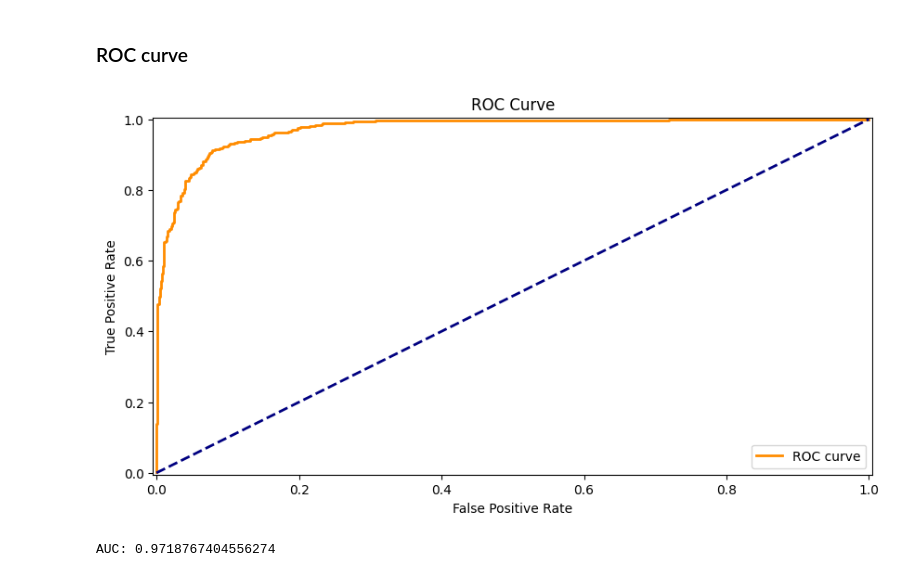
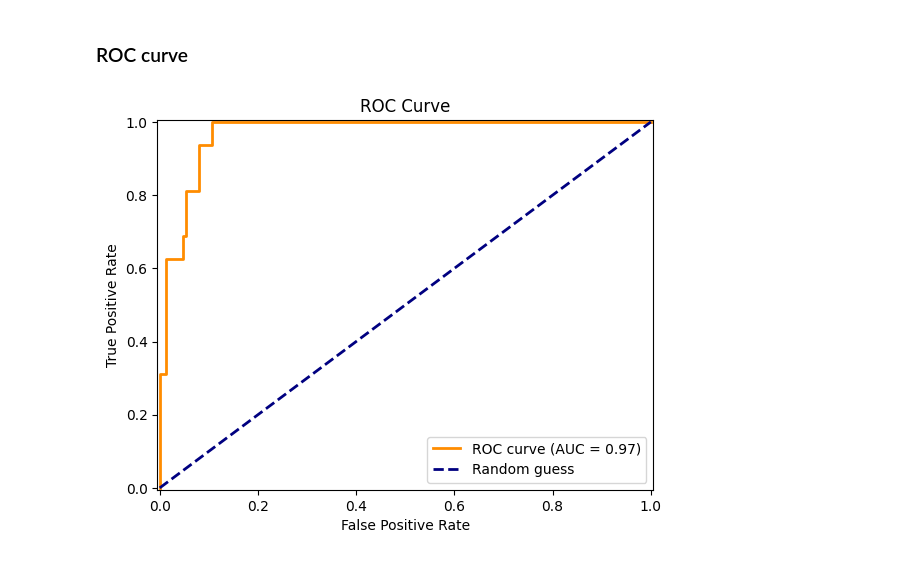
Before and after one commit to ackec/emotioncapture, a Jupyter notebook: profile_detector/evaluate.ipynb, the cells around one changed output. Drawn from its saved outputs; the diff is of its cells as text; code cells hidden in the pictures.

```diff
--- a/profile_detector/evaluate.ipynb
+++ b/profile_detector/evaluate.ipynb
@@ -35,8 +33,16 @@ plt.rcParams['figure.figsize'] = (10, 5)
 # %% [markdown]
 ### Model and dataset
 # %%
-model_path = Path(MODEL_DIR) / 'profile_detector_freeze_final'
+model_path = Path(MODEL_DIR) / f'{MODEL_NAME}_final'
 model = ProfileDetector(pretrained=True, freeze_backbone=True)
 model.load_state_dict(torch.load(model_path))
 # %% [output]
 <All keys matched successfully>
+# %%
+dataset = ProfileDataset(TRAIN_DATA_PATH, augment=False)
+
+generator = torch.Generator().manual_seed(42)
+_, val_dataset = random_split(dataset, [0.9, 0.1], generator)
+sampler = get_balanced_sampler(val_dataset, dataset.targets, 0.9, generator)
+val_loader = DataLoader(val_dataset, batch_size=64, sampler=sampler, generator=generator)
+print(f"Loaded validation dataset with {len(val_dataset)} images.")
@@ -49,3 +67,5 @@ Loaded test dataset with 1005 images.
+# %%
+data_loader = val_loader
 # %% [markdown]
 ### Load loss and accuracy
 # %%
@@ -124,7 +144,7 @@ plt.show()
 outs = torch.empty((0, 1))
 targets = torch.empty((0, 1))
 with torch.no_grad():
-    for idx, (input, target) in enumerate(test_loader):
+    for input, target in data_loader:
         input.requires_grad_(False)
         model.eval()
         out = model(input)
@@ -184,29 +249,19 @@ plt.show()
 # %% [markdown]
 ### ROC curve
 # %%
-# Sort predictions and true labels by predicted probabilities
-sorted_indices = torch.argsort(outs, descending=True, dim=0)
-sorted_probs = outs[sorted_indices].squeeze()
-sorted_labels = targets[sorted_indices].squeeze()
+from sklearn.metrics import roc_curve, auc
 
-# Calculate True Positive Rate (tpr) and False Positive Rate (fpr) at various thresholds
-tpr = torch.cumsum(sorted_labels, dim=0) / torch.sum(sorted_labels)
-fpr = torch.cumsum(1 - sorted_labels, dim=0) / torch.sum(1 - sorted_labels)
+fpr, tpr, _ = roc_curve(targets, outs)
+roc_auc = auc(fpr, tpr)
 
-# Plot ROC curve
-plt.plot(fpr.numpy(), tpr.numpy(), color='darkorange', lw=2, label='ROC curve')
-plt.plot([0, 1], [0, 1], color='navy', lw=2, linestyle='--')
+plt.plot(fpr, tpr, color='darkorange', lw=2, label='ROC curve (AUC = %0.2f)' % roc_auc)
+plt.plot([0, 1], [0, 1], color='navy', lw=2, linestyle='--', label="Random guess")
 plt.xlabel('False Positive Rate')
 plt.ylabel('True Positive Rate')
 plt.title('ROC Curve')
 plt.legend(loc='lower right')
 plt.xlim(-0.005, 1.005)
 plt.ylim(-0.005, 1.005)
-plt.show()
-
-# Calculate Area Under the Curve (AUC) using trapezoidal rule
-roc_auc = torch.trapz(tpr, fpr)
-print(f'AUC: {roc_auc.item()}')
+plt.savefig(MODEL_DIR + f'/{MODEL_NAME}_roc.pdf')
 # %% [output]
-[figure, old version]
+[figure, new version]
-AUC: 0.9718767404556274
```
Also changed, not shown: parts of 21 cells of this notebook, 2 other files.
